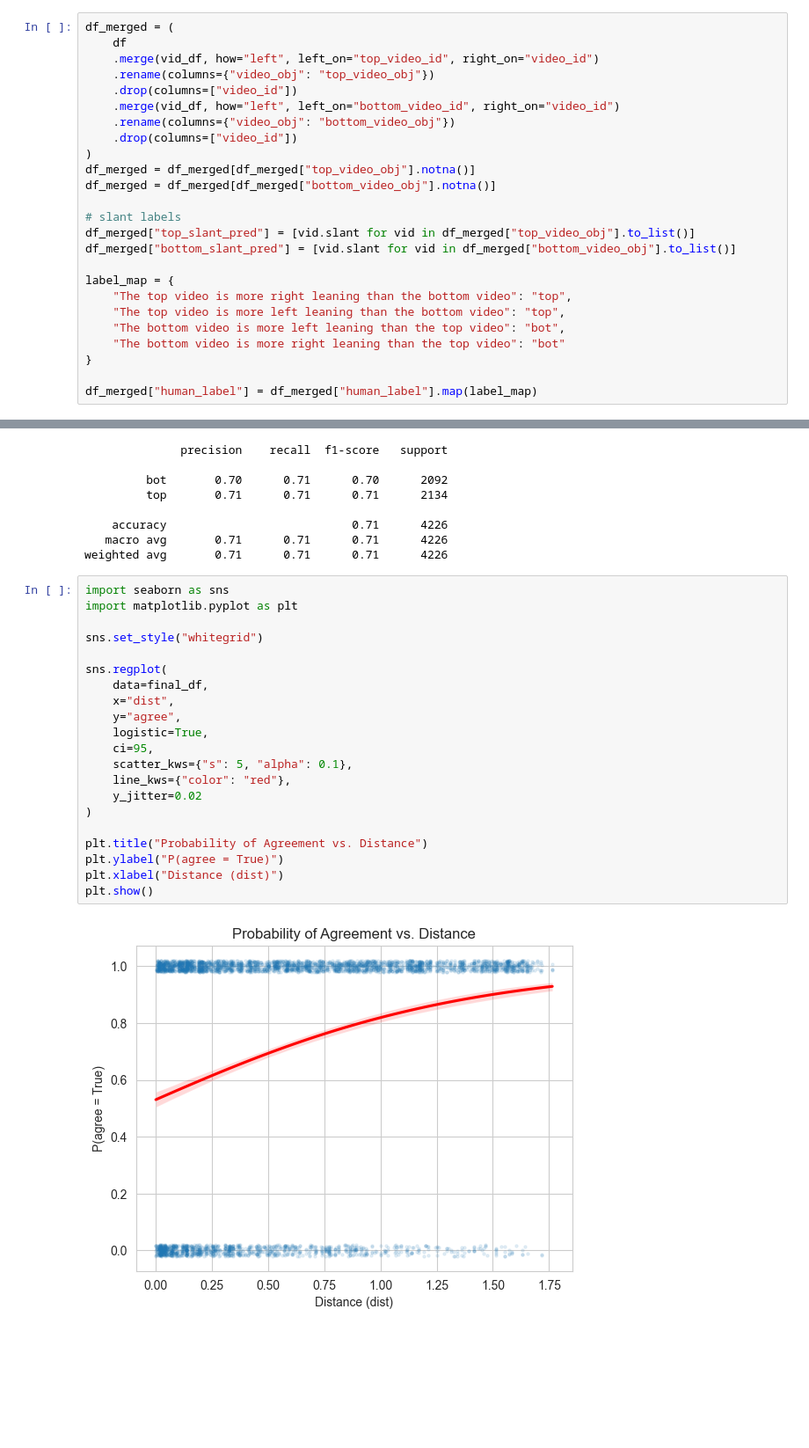
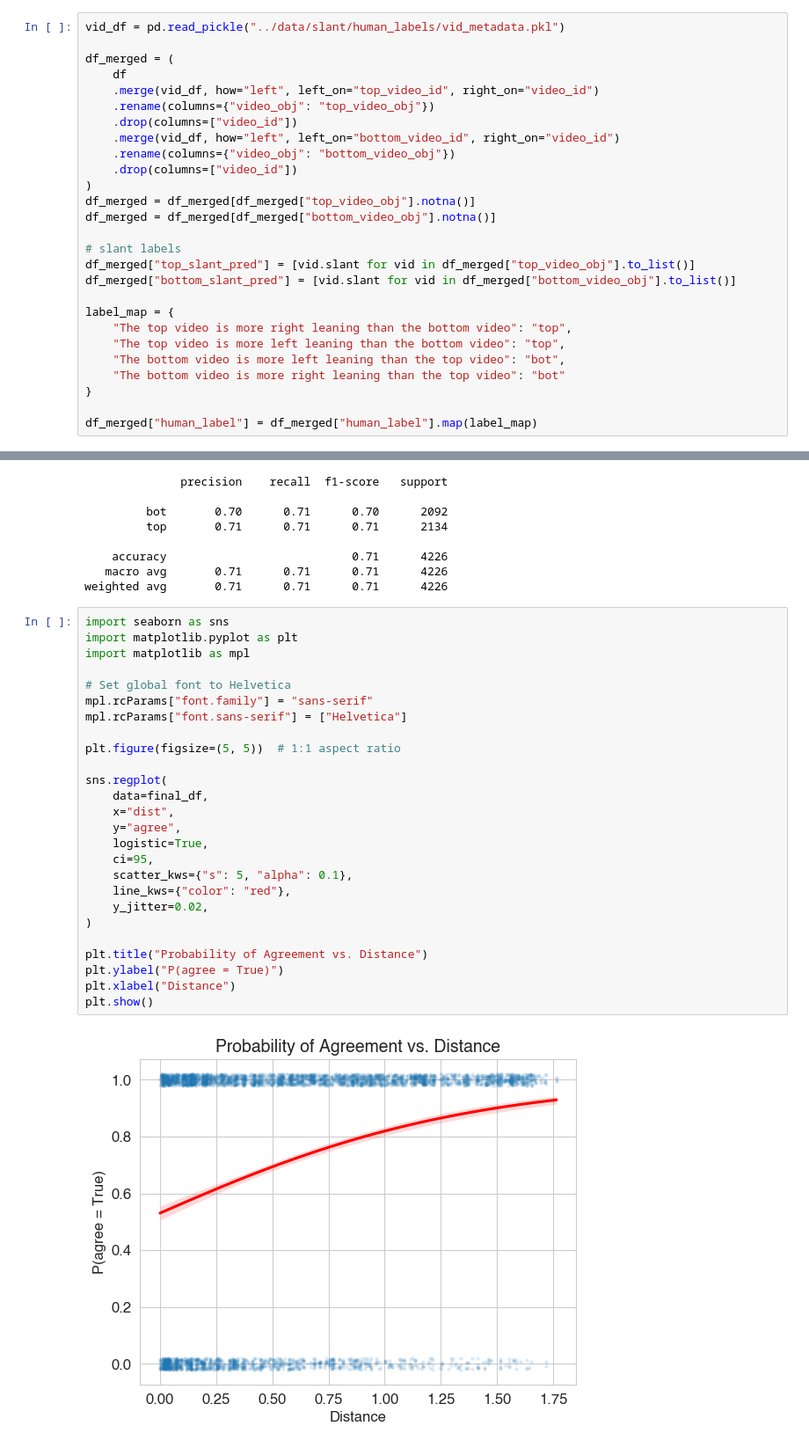
Before and after one commit to gustavidun/YouTube-Algorithm-Audit, a Jupyter notebook: notebooks/slant_model_analysis.ipynb, the cells around one changed output, grey strips where cells are left out. Shown at 88% size. Cells and saved outputs as stored; diff of their text form; blank space fills up the shorter version.

```diff
--- a/notebooks/slant_model_analysis.ipynb
+++ b/notebooks/slant_model_analysis.ipynb
@@ -67,6 +59,8 @@ rows = [
 vid_df = pd.DataFrame.from_records(rows)
 vid_df.to_pickle("../data/slant/human_labels/vid_metadata.pkl")
 # %%
+vid_df = pd.read_pickle("../data/slant/human_labels/vid_metadata.pkl")
+
 df_merged = (
     df
     .merge(vid_df, how="left", left_on="top_video_id", right_on="video_id")
@@ -147,26 +174,31 @@ weighted avg       0.71      0.71      0.71      4226
 # %%
 import seaborn as sns
 import matplotlib.pyplot as plt
+import matplotlib as mpl
 
-sns.set_style("whitegrid")
+# Set global font to Helvetica
+mpl.rcParams["font.family"] = "sans-serif"
+mpl.rcParams["font.sans-serif"] = ["Helvetica"]
+
+plt.figure(figsize=(5, 5))  # 1:1 aspect ratio
 
 sns.regplot(
     data=final_df,
     x="dist",
     y="agree",
     logistic=True,
     ci=95,
     scatter_kws={"s": 5, "alpha": 0.1},
     line_kws={"color": "red"},
-    y_jitter=0.02
+    y_jitter=0.02,
 )
 
 plt.title("Probability of Agreement vs. Distance")
 plt.ylabel("P(agree = True)")
-plt.xlabel("Distance (dist)")
+plt.xlabel("Distance")
 plt.show()
 # %% [output]
-[figure, old version]
+[figure, new version]
 # %%
 import statsmodels.api as sm
 import numpy as np
```
Also changed, not shown: parts of 9 cells of this notebook, 4 other files.
